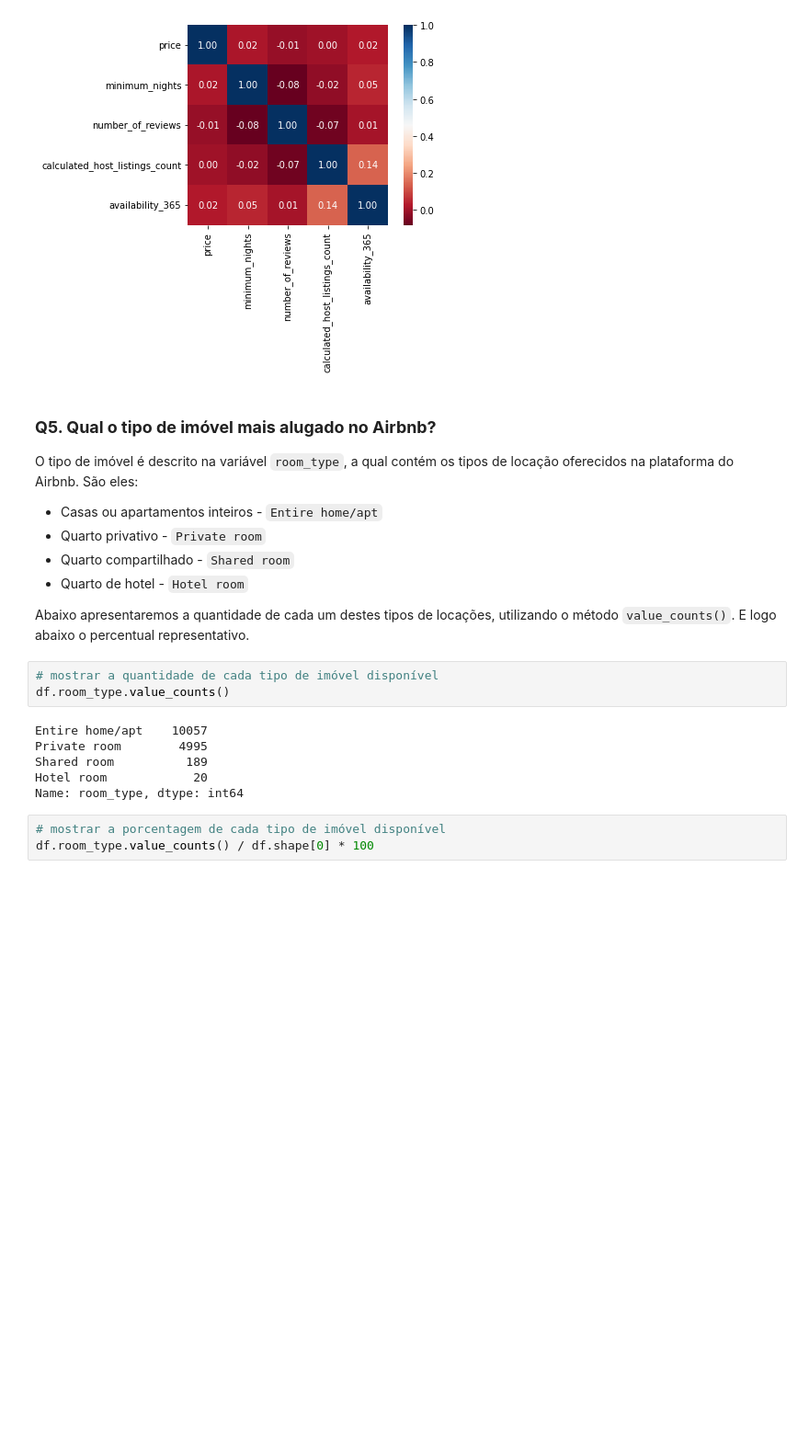
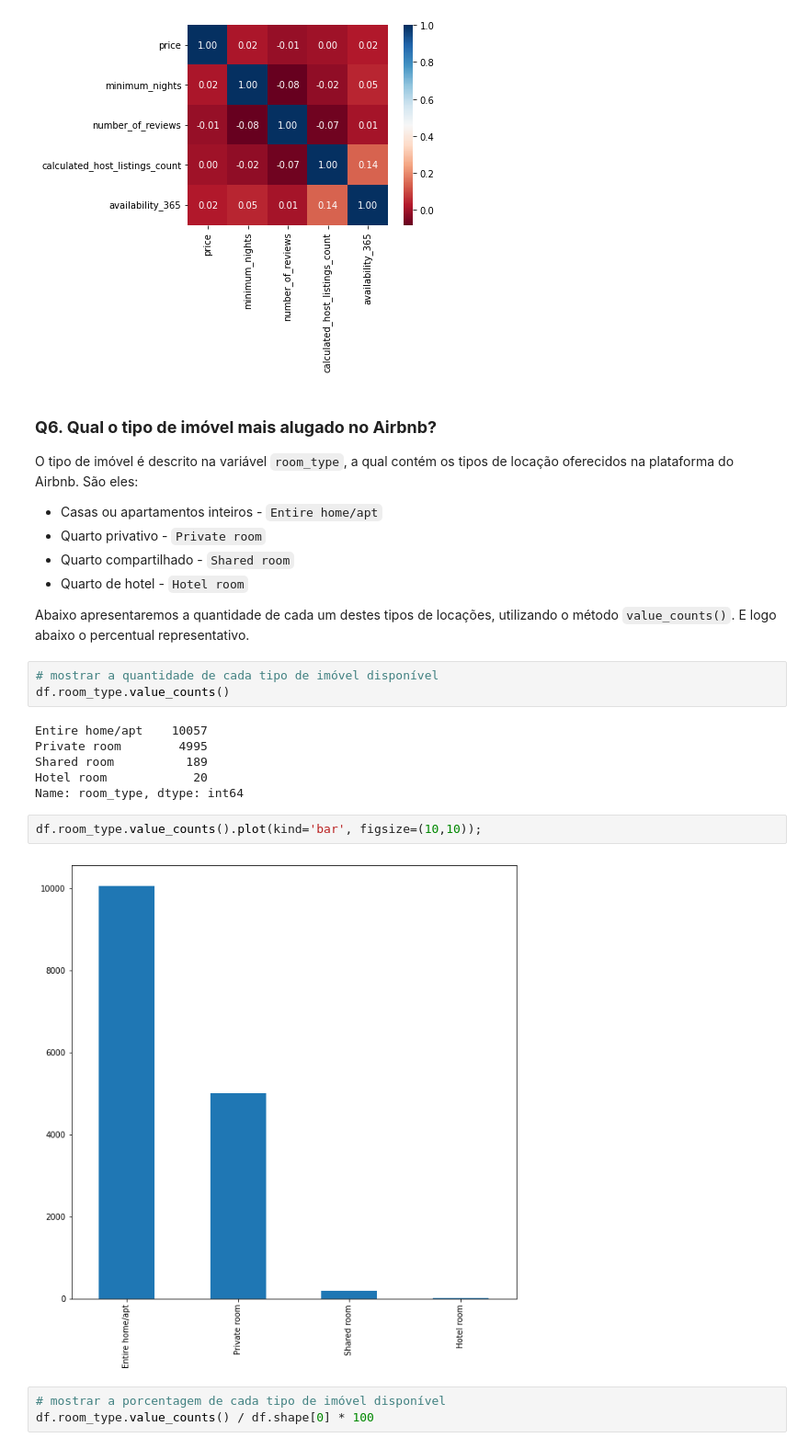
Before and after one commit to giovanivpoletto/Data_Science_With_Python, a Jupyter notebook: Analisando_os_Dados_do_Airbnb_sobre_Toronto.ipynb, the cells around one changed output. Shown at 92% size. Saved outputs shown, nothing was run; the diff lists cells and outputs as text; blank space fills up the shorter version.

```diff
--- a/Analisando_os_Dados_do_Airbnb_sobre_Toronto.ipynb
+++ b/Analisando_os_Dados_do_Airbnb_sobre_Toronto.ipynb
@@ -209,7 +209,7 @@ sns.heatmap(matrix, cmap='RdBu', fmt='.2f',square=True, linecolor='white', annot
 # %% [output]
 [figure]
 # %% [markdown]
-### **Q5. Qual o tipo de imóvel mais alugado no Airbnb?**
+### **Q6. Qual o tipo de imóvel mais alugado no Airbnb?**
 
 O tipo de imóvel é descrito na variável `room_type`, a qual contém os tipos de locação oferecidos na plataforma do Airbnb. São eles:
 
@@ -228,6 +228,10 @@ Private room        4995
 Shared room          189
 Hotel room            20
 Name: room_type, dtype: int64
+# %%
+df.room_type.value_counts().plot(kind='bar', figsize=(10,10));
+# %% [output]
+[figure, added]
 # %%
 # mostrar a porcentagem de cada tipo de imóvel disponível
 df.room_type.value_counts() / df.shape[0] * 100
```
Also changed, not shown: parts of 58 cells of this notebook.
